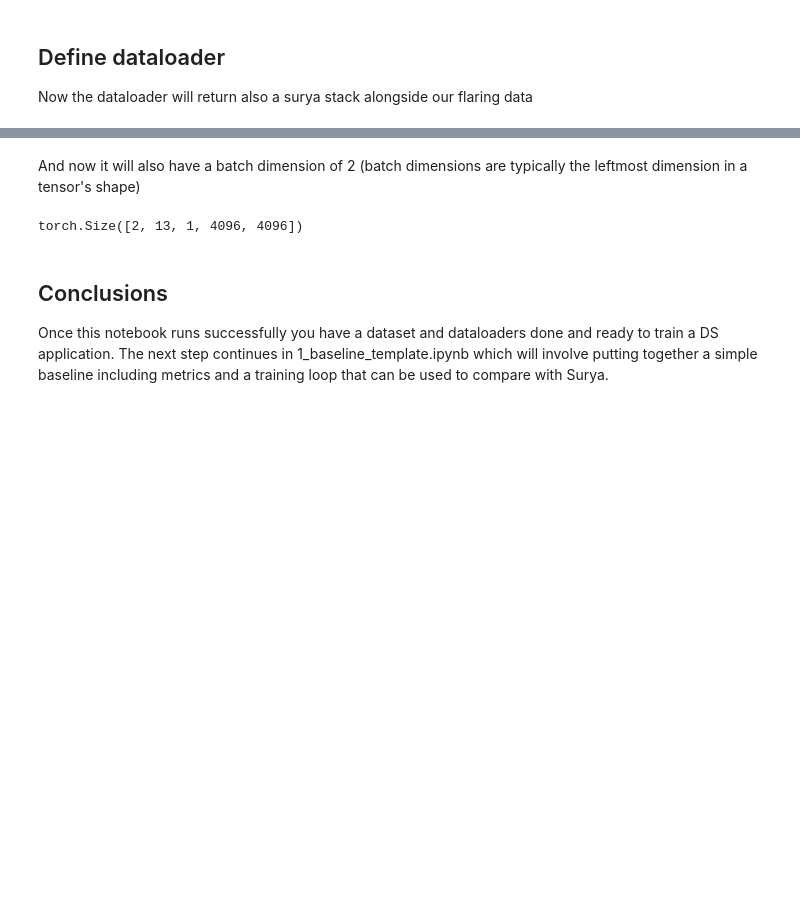
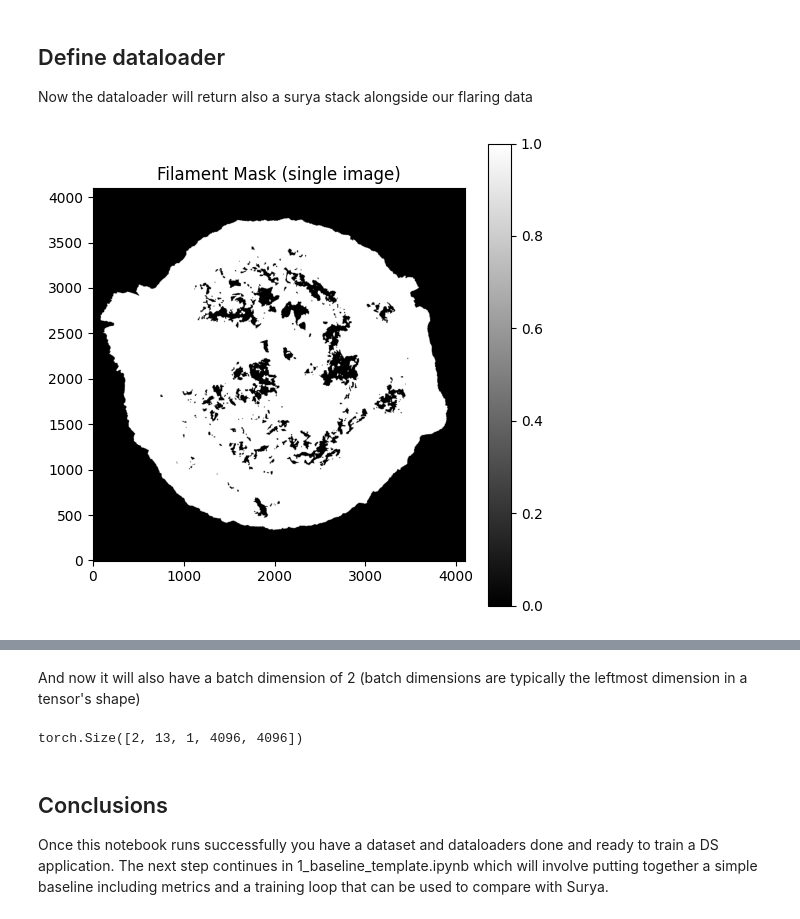
Before and after one commit to SwRI-IDEA-Lab/surya_workshop, a Jupyter notebook: downstream_apps/template/0_dataset_dataloader_template_fm.ipynb, the cells around one changed output, grey strips where cells are left out. Drawn from its saved outputs; the diff is of its cells as text; code cells hidden in the pictures; blank space fills up the shorter version.

```diff
--- a/downstream_apps/template/0_dataset_dataloader_template_fm.ipynb
+++ b/downstream_apps/template/0_dataset_dataloader_template_fm.ipynb
@@ -299,6 +305,25 @@ for i in range(4):
 ## Define dataloader
 
 Now the dataloader will return also a surya stack alongside our flaring data
+# %%
+import matplotlib.pyplot as plt
+from astropy.io import fits
+import numpy as np
+
+mask_fits_path = "/shared/huggingface_data/filaments/AIA171_masked_20110825_010000.fits"
+
+with fits.open(mask_fits_path) as hdul:
+    mask = hdul[0].data
+
+mask = (mask > 0).astype(np.float32)
+
+plt.figure(figsize=(6, 6))
+plt.imshow(mask, cmap="gray",origin="lower")
+plt.title("Filament Mask (single image)")
+plt.colorbar()
+plt.show()
+# %% [output]
+[figure, added]
 # %%
 data_loader = DataLoader(
                 dataset=train_dataset,
```
Also changed, not shown: parts of 13 cells of this notebook.
